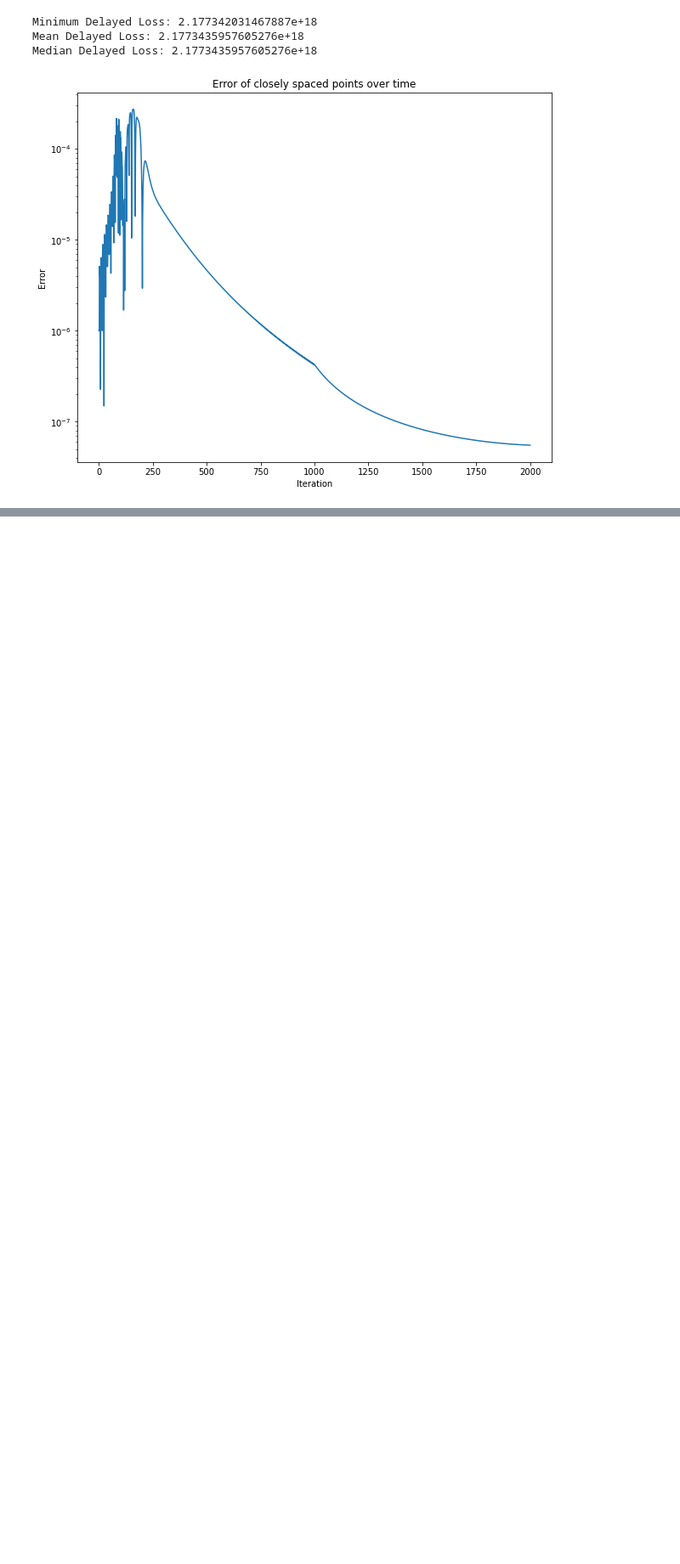
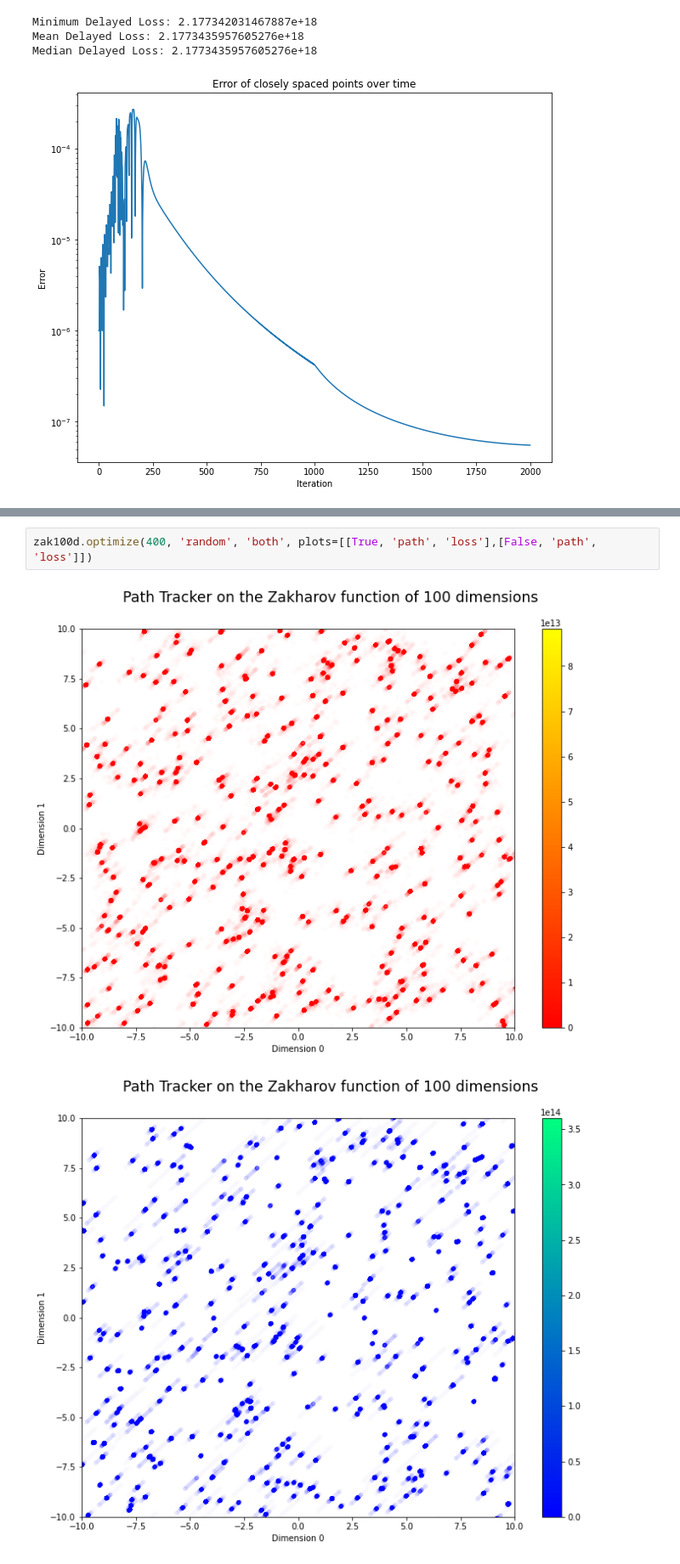
Before and after one commit to ebensonm/delay-optimizer, a Jupyter notebook: DelayEffects/ZakharovTimeDelays.ipynb, the cells around one changed output, grey strips where cells are left out. Shown at 85% size. Cells and saved outputs as stored; diff of their text form; blank space fills up the shorter version.

```diff
--- a/DelayEffects/ZakharovTimeDelays.ipynb
+++ b/DelayEffects/ZakharovTimeDelays.ipynb
@@ -455,0 +480,5 @@ Median Delayed Loss: 2.1773435957605276e+18
+# %%
+zak100d.optimize(400, 'random', 'both', plots=[[True, 'path', 'loss'],[False, 'path', 'loss']])
+# %% [output]
+[figure, added]
+[figure, added]
```
Also changed, not shown: parts of 5 cells of this notebook.
